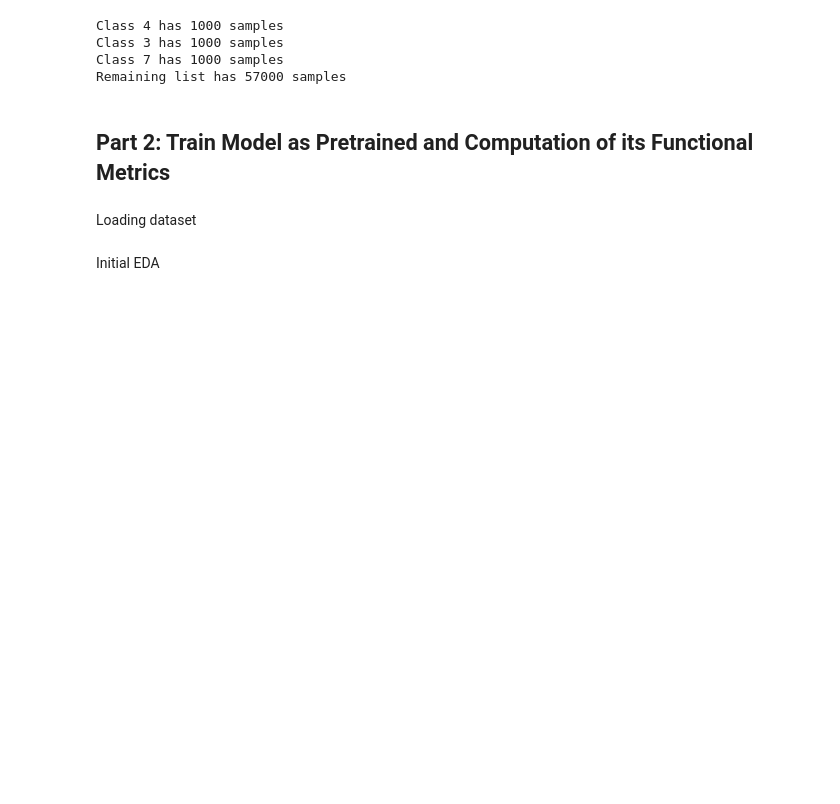
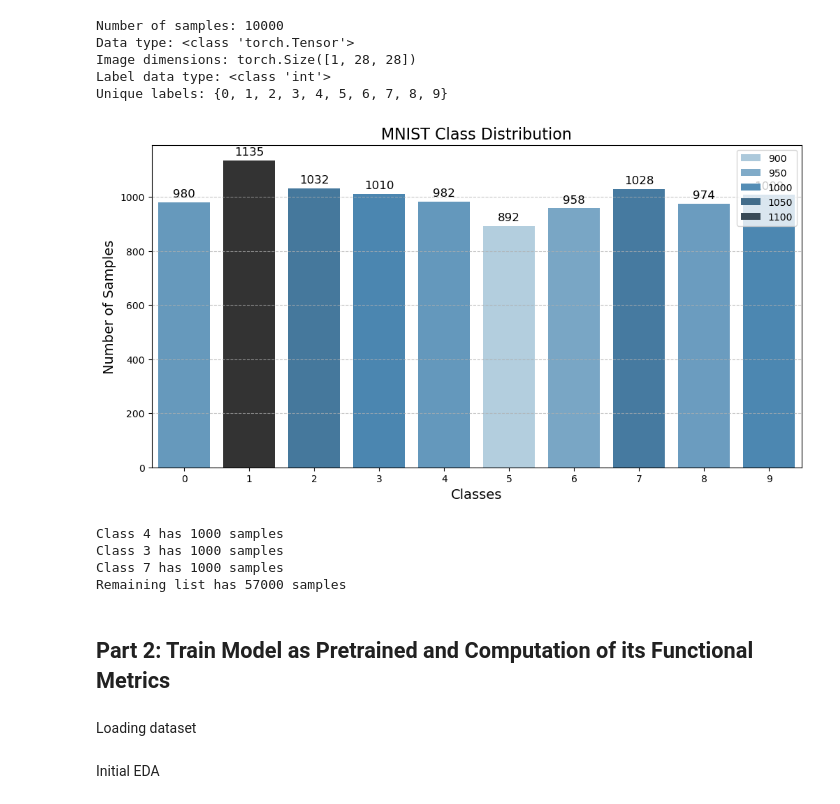
Before and after one commit to hmzi67/task-vector, a Jupyter notebook: model.ipynb, the cells around one changed output. Saved outputs shown, nothing was run; the diff lists cells and outputs as text; code cells hidden in the pictures; blank space fills up the shorter version.

```diff
--- a/model.ipynb
+++ b/model.ipynb
@@ -270,25 +324,0 @@ Extracting ./data/MNIST/raw/t10k-labels-idx1-ubyte.gz to ./data/MNIST/raw
-# %%
-import torch
-from torchvision import datasets, transforms
-import pandas as pd
-
-# Define the transformation to apply to the images (e.g., convert to tensor)
-transform = transforms.Compose([
-    transforms.ToTensor(),
-])
-
-# Extracting images and labels
-images, labels = mnist_train.data, mnist_train.targets
-
-# Check for missing values in the dataset (if data were tabular)
-# Convert to a DataFrame (flatten the images and add labels as columns)
-df = pd.DataFrame(images.view(-1, 28*28).numpy())  # Flatten the images
-
-# Add the labels as a column
-df['label'] = labels.numpy()
-
-# Check for missing values
-missing_values = df.isnull().sum()
-
-# Print the missing values for each column
-print(missing_values)
@@ -312,6 +338,15 @@ mnist_test = torchvision.datasets.MNIST(
     transform=transform,
     download=True
 )
+# %%
+describe_mnist_digit(mnist_test)
+# %% [output]
+Number of samples: 10000
+Data type: <class 'torch.Tensor'>
+Image dimensions: torch.Size([1, 28, 28])
+Label data type: <class 'int'>
+Unique labels: {0, 1, 2, 3, 4, 5, 6, 7, 8, 9}
+[figure, added]
 # %%
 selected = {}
 remaining = []
```
Also changed, not shown: parts of 19 cells of this notebook.
